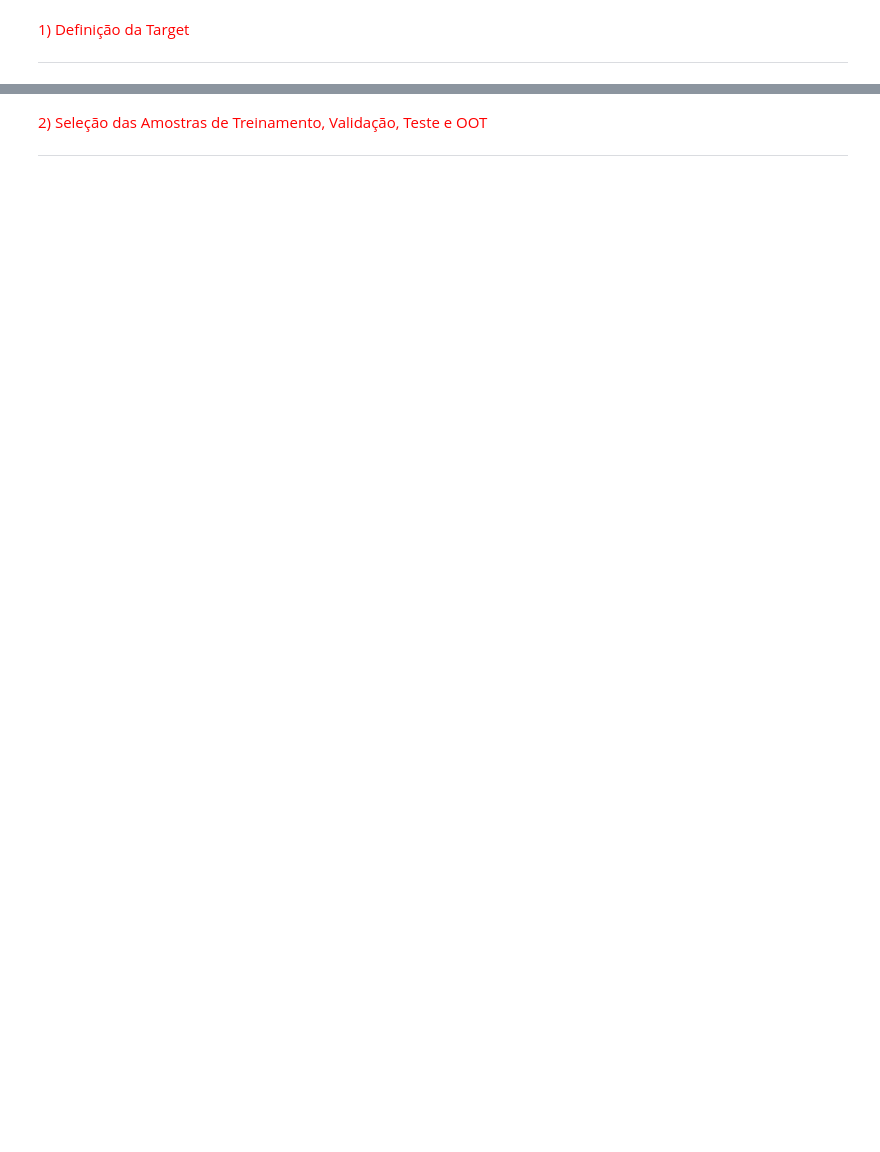
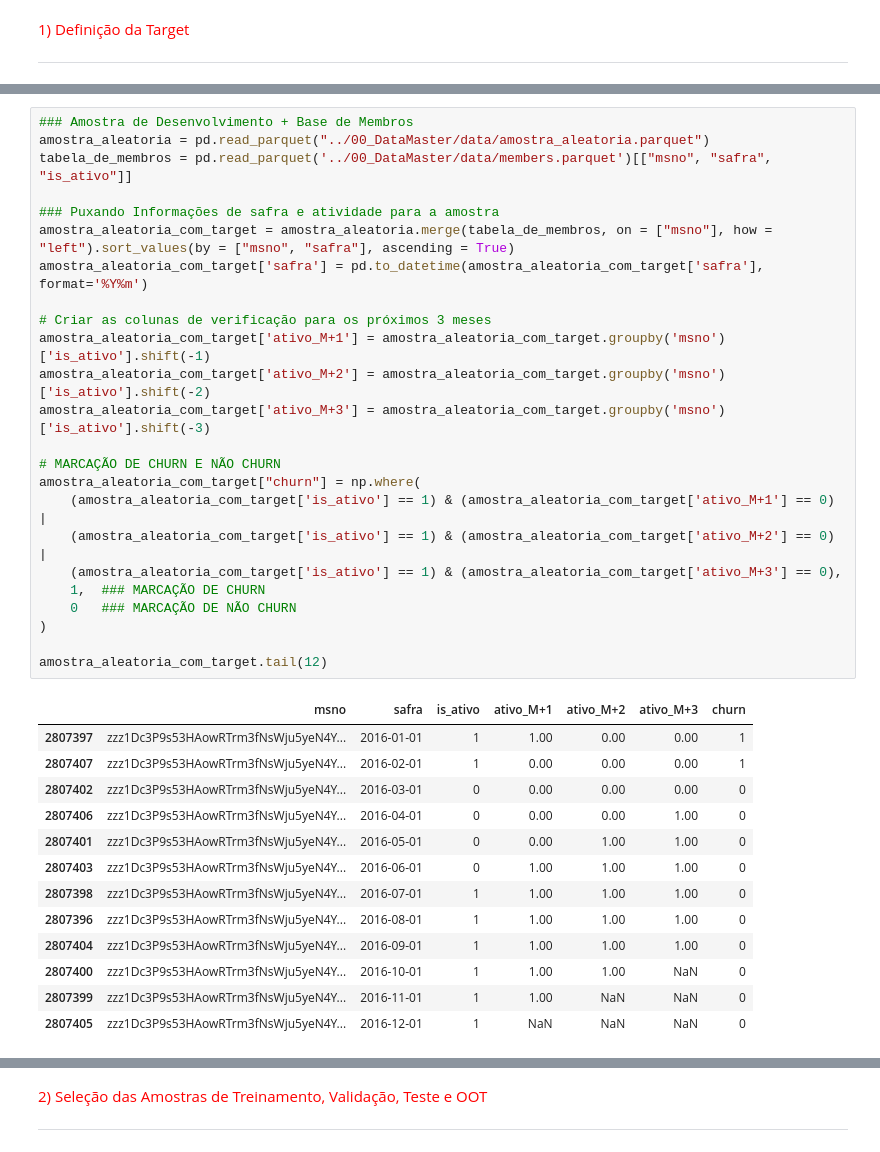
Before and after one commit to leonardovargas10/Case_Data_Master, a Jupyter notebook: Case_Data_Master.ipynb, the cells around one changed output, grey strips where cells are left out. Saved outputs shown, nothing was run; the diff lists cells and outputs as text; blank space fills up the shorter version.

```diff
--- a/Case_Data_Master.ipynb
+++ b/Case_Data_Master.ipynb
@@ -137,0 +240,38 @@ only showing top 2 rows
+# %%
+### Amostra de Desenvolvimento + Base de Membros
+amostra_aleatoria = pd.read_parquet("../00_DataMaster/data/amostra_aleatoria.parquet")
+tabela_de_membros = pd.read_parquet('../00_DataMaster/data/members.parquet')[["msno", "safra", "is_ativo"]]
+
+### Puxando Informações de safra e atividade para a amostra
+amostra_aleatoria_com_target = amostra_aleatoria.merge(tabela_de_membros, on = ["msno"], how = "left").sort_values(by = ["msno", "safra"], ascending = True)
+amostra_aleatoria_com_target['safra'] = pd.to_datetime(amostra_aleatoria_com_target['safra'], format='%Y%m')
+
+# Criar as colunas de verificação para os próximos 3 meses
+amostra_aleatoria_com_target['ativo_M+1'] = amostra_aleatoria_com_target.groupby('msno')['is_ativo'].shift(-1)
+amostra_aleatoria_com_target['ativo_M+2'] = amostra_aleatoria_com_target.groupby('msno')['is_ativo'].shift(-2)
+amostra_aleatoria_com_target['ativo_M+3'] = amostra_aleatoria_com_target.groupby('msno')['is_ativo'].shift(-3)
+
+# MARCAÇÃO DE CHURN E NÃO CHURN
+amostra_aleatoria_com_target["churn"] = np.where(
+    (amostra_aleatoria_com_target['is_ativo'] == 1) & (amostra_aleatoria_com_target['ativo_M+1'] == 0) |
+    (amostra_aleatoria_com_target['is_ativo'] == 1) & (amostra_aleatoria_com_target['ativo_M+2'] == 0) |
+    (amostra_aleatoria_com_target['is_ativo'] == 1) & (amostra_aleatoria_com_target['ativo_M+3'] == 0),
+    1,  ### MARCAÇÃO DE CHURN
+    0   ### MARCAÇÃO DE NÃO CHURN
+)
+
+amostra_aleatoria_com_target.tail(12)
+# %% [output]
+|  | msno | safra | is_ativo | ativo_M+1 | ativo_M+2 | ativo_M+3 | churn |
+| 2807397 | zzz1Dc3P9s53HAowRTrm3fNsWju5yeN4Y... | 2016-01-01 | 1 | 1.00 | 0.00 | 0.00 | 1 |
+| 2807407 | zzz1Dc3P9s53HAowRTrm3fNsWju5yeN4Y... | 2016-02-01 | 1 | 0.00 | 0.00 | 0.00 | 1 |
+| 2807402 | zzz1Dc3P9s53HAowRTrm3fNsWju5yeN4Y... | 2016-03-01 | 0 | 0.00 | 0.00 | 0.00 | 0 |
+| 2807406 | zzz1Dc3P9s53HAowRTrm3fNsWju5yeN4Y... | 2016-04-01 | 0 | 0.00 | 0.00 | 1.00 | 0 |
+| 2807401 | zzz1Dc3P9s53HAowRTrm3fNsWju5yeN4Y... | 2016-05-01 | 0 | 0.00 | 1.00 | 1.00 | 0 |
+| 2807403 | zzz1Dc3P9s53HAowRTrm3fNsWju5yeN4Y... | 2016-06-01 | 0 | 1.00 | 1.00 | 1.00 | 0 |
+| 2807398 | zzz1Dc3P9s53HAowRTrm3fNsWju5yeN4Y... | 2016-07-01 | 1 | 1.00 | 1.00 | 1.00 | 0 |
+| 2807396 | zzz1Dc3P9s53HAowRTrm3fNsWju5yeN4Y... | 2016-08-01 | 1 | 1.00 | 1.00 | 1.00 | 0 |
+| 2807404 | zzz1Dc3P9s53HAowRTrm3fNsWju5yeN4Y... | 2016-09-01 | 1 | 1.00 | 1.00 | 1.00 | 0 |
+| 2807400 | zzz1Dc3P9s53HAowRTrm3fNsWju5yeN4Y... | 2016-10-01 | 1 | 1.00 | 1.00 | NaN | 0 |
+| 2807399 | zzz1Dc3P9s53HAowRTrm3fNsWju5yeN4Y... | 2016-11-01 | 1 | 1.00 | NaN | NaN | 0 |
+| 2807405 | zzz1Dc3P9s53HAowRTrm3fNsWju5yeN4Y... | 2016-12-01 | 1 | NaN | NaN | NaN | 0 |
```
Also changed, not shown: parts of 39 cells of this notebook, 6 other files.
